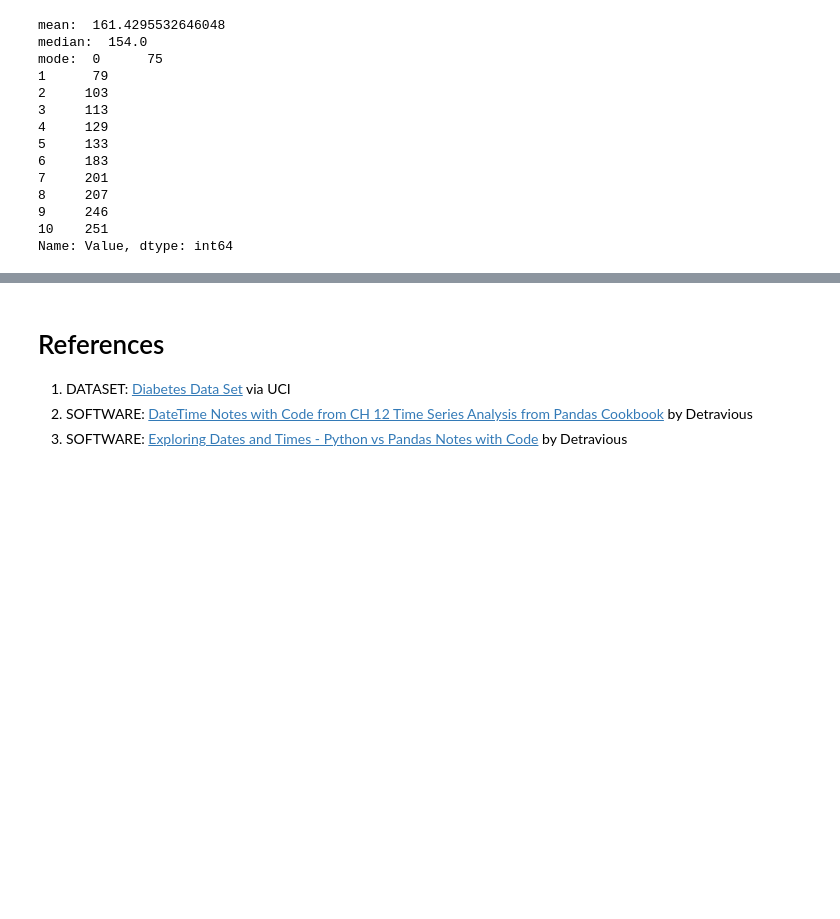
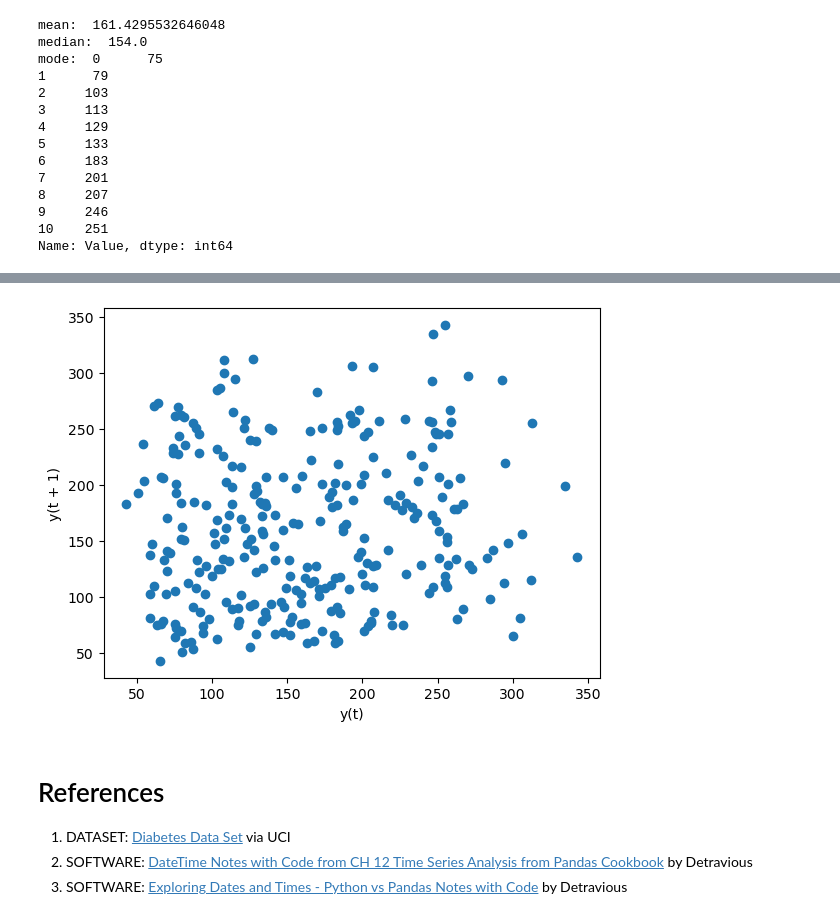
Before and after one commit to Brinkley97/blood_glucose_prediction, a Jupyter notebook: play/irvineDiabetesDataset.ipynb, the cells around one changed output, grey strips where cells are left out. Drawn from its saved outputs; the diff is of its cells as text; code cells hidden in the pictures; blank space fills up the shorter version.

```diff
--- a/play/irvineDiabetesDataset.ipynb
+++ b/play/irvineDiabetesDataset.ipynb
@@ -194,3 +218,7 @@ plt.show()
+# %%
+pre_post_meals_lags = pd.plotting.lag_plot(pre_post_meals_df['Value'], lag=1)
+# %% [output]
+[figure, added]
 # %% [markdown]
 # References
 1. DATASET: [Diabetes Data Set](https://archive.ics.uci.edu/ml/datasets/diabetes) via UCI
```
Also changed, not shown: parts of 4 cells of this notebook.
